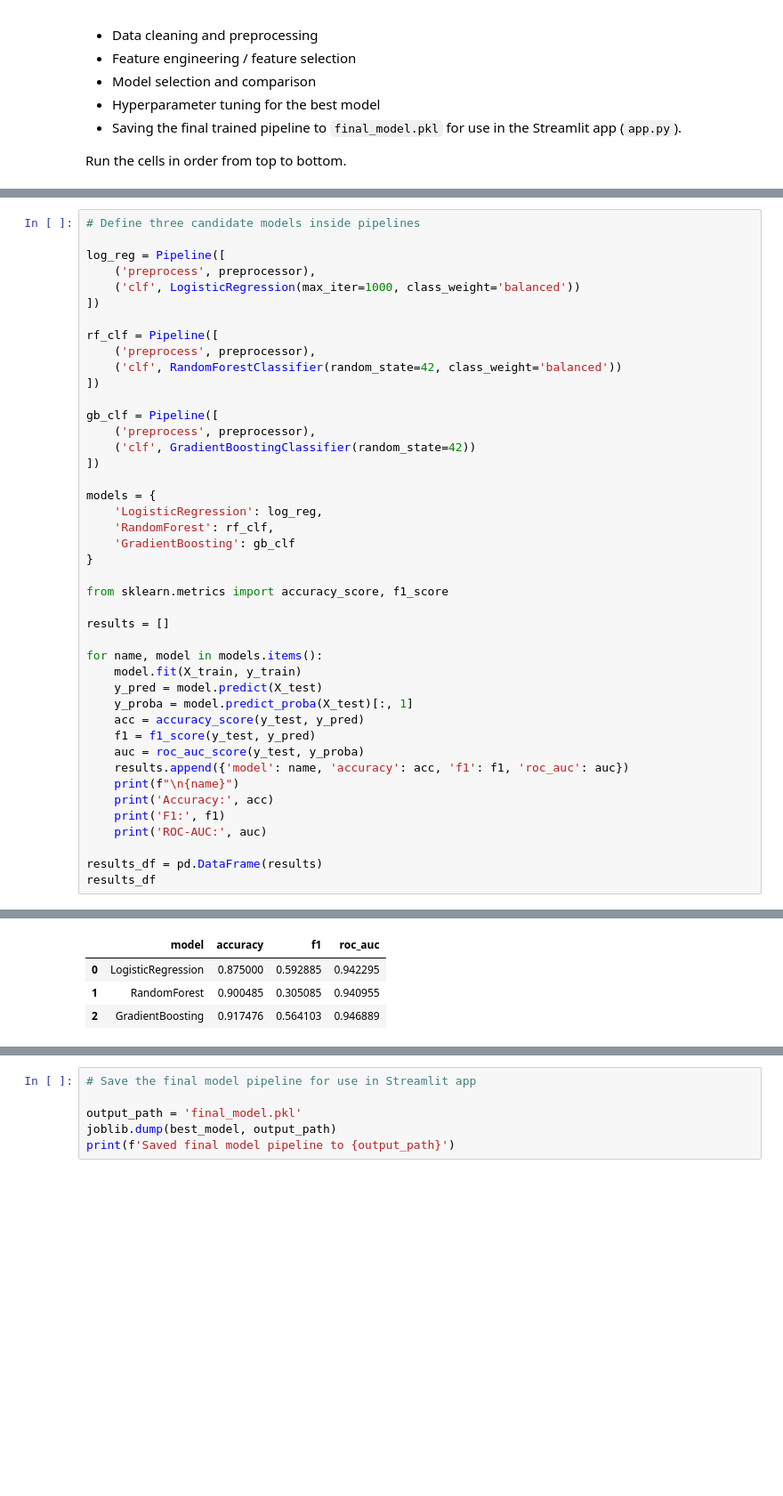
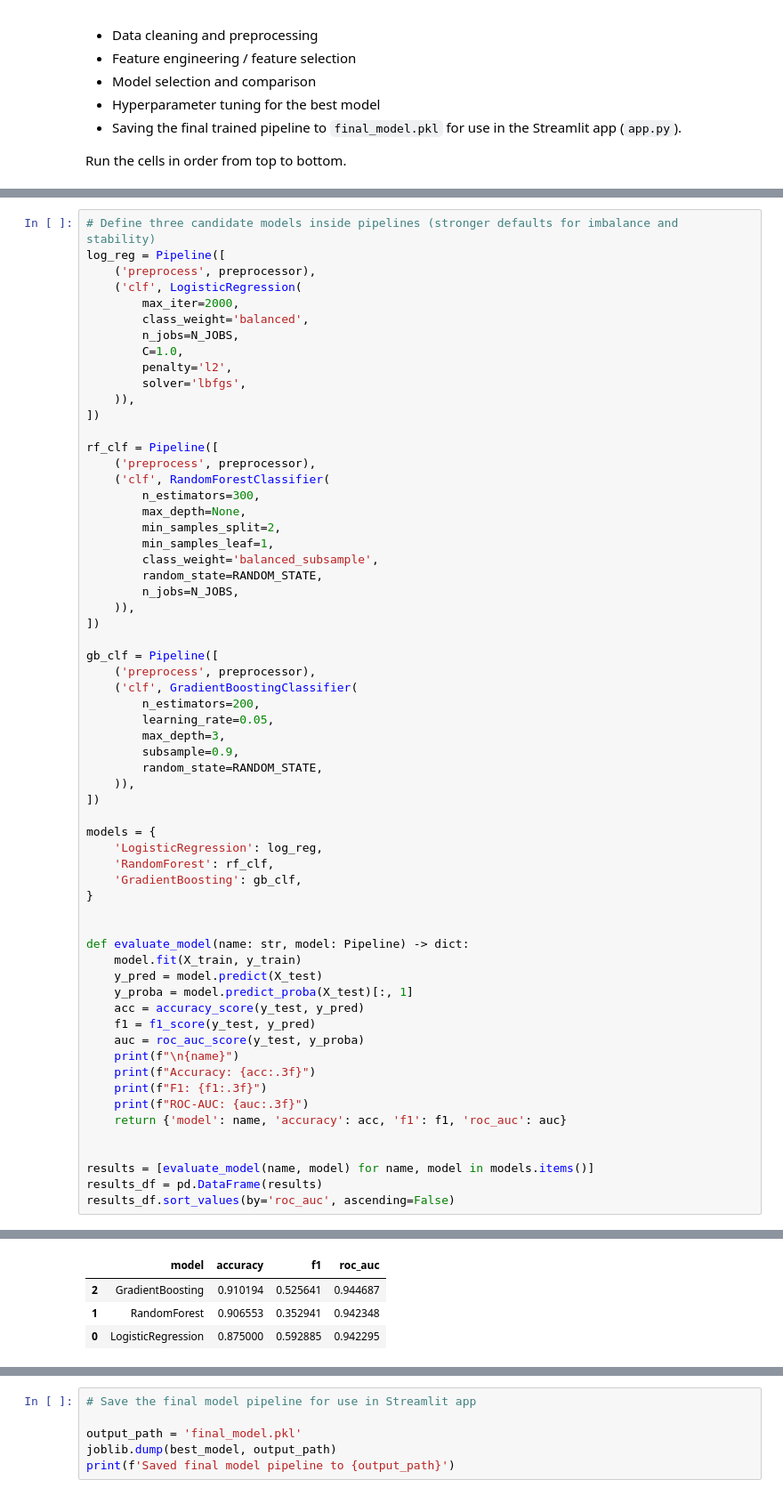
Before and after one commit to kaancakr/Bank-Term-Deposit-Prediction, a Jupyter notebook: project.ipynb, the cells around one changed output, grey strips where cells are left out. Shown: that part at 89% size. Saved outputs shown, nothing was run; the diff lists cells and outputs as text; blank space fills up the shorter version.

```diff
--- a/project.ipynb
+++ b/project.ipynb
@@ -110,46 +136,65 @@ Numerical: ['age', 'duration', 'campaign', 'pdays', 'previous', 'emp.var.rate',
 # %%
-# Define three candidate models inside pipelines
-
+# Define three candidate models inside pipelines (stronger defaults for imbalance and stability)
 log_reg = Pipeline([
     ('preprocess', preprocessor),
-    ('clf', LogisticRegression(max_iter=1000, class_weight='balanced'))
+    ('clf', LogisticRegression(
+        max_iter=2000,
+        class_weight='balanced',
+        n_jobs=N_JOBS,
+        C=1.0,
+        penalty='l2',
+        solver='lbfgs',
+    )),
 ])
 
 rf_clf = Pipeline([
     ('preprocess', preprocessor),
-    ('clf', RandomForestClassifier(random_state=42, class_weight='balanced'))
+    ('clf', RandomForestClassifier(
+        n_estimators=300,
+        max_depth=None,
+        min_samples_split=2,
+        min_samples_leaf=1,
+        class_weight='balanced_subsample',
+        random_state=RANDOM_STATE,
+        n_jobs=N_JOBS,
+    )),
 ])
 
 gb_clf = Pipeline([
     ('preprocess', preprocessor),
-    ('clf', GradientBoostingClassifier(random_state=42))
+    ('clf', GradientBoostingClassifier(
+        n_estimators=200,
+        learning_rate=0.05,
+        max_depth=3,
+        subsample=0.9,
+        random_state=RANDOM_STATE,
+    )),
 ])
 
 models = {
     'LogisticRegression': log_reg,
     'RandomForest': rf_clf,
-    'GradientBoosting': gb_clf
+    'GradientBoosting': gb_clf,
 }
 
-from sklearn.metrics import accuracy_score, f1_score
 
-results = []
-
-for name, model in models.items():
+def evaluate_model(name: str, model: Pipeline) -> dict:
     model.fit(X_train, y_train)
     y_pred = model.predict(X_test)
     y_proba = model.predict_proba(X_test)[:, 1]
     acc = accuracy_score(y_test, y_pred)
     f1 = f1_score(y_test, y_pred)
     auc = roc_auc_score(y_test, y_proba)
-    results.append({'model': name, 'accuracy': acc, 'f1': f1, 'roc_auc': auc})
     print(f"\n{name}")
-    print('Accuracy:', acc)
-    print('F1:', f1)
-    print('ROC-AUC:', auc)
+    print(f"Accuracy: {acc:.3f}")
+    print(f"F1: {f1:.3f}")
+    print(f"ROC-AUC: {auc:.3f}")
+    return {'model': name, 'accuracy': acc, 'f1': f1, 'roc_auc': auc}
 
+
+results = [evaluate_model(name, model) for name, model in models.items()]
 results_df = pd.DataFrame(results)
-results_df
+results_df.sort_values(by='roc_auc', ascending=False)
 # %% [output]
 LogisticRegression
 Accuracy: 0.875
@@ -168,5 +213,5 @@ ROC-AUC: 0.94688919164396
 |  | model | accuracy | f1 | roc_auc |
+| 2 | GradientBoosting | 0.910194 | 0.525641 | 0.944687 |
+| 1 | RandomForest | 0.906553 | 0.352941 | 0.942348 |
 | 0 | LogisticRegression | 0.875000 | 0.592885 | 0.942295 |
-| 1 | RandomForest | 0.900485 | 0.305085 | 0.940955 |
-| 2 | GradientBoosting | 0.917476 | 0.564103 | 0.946889 |
 # %%
```
Also changed, not shown: parts of 5 cells of this notebook, 1 other file.
